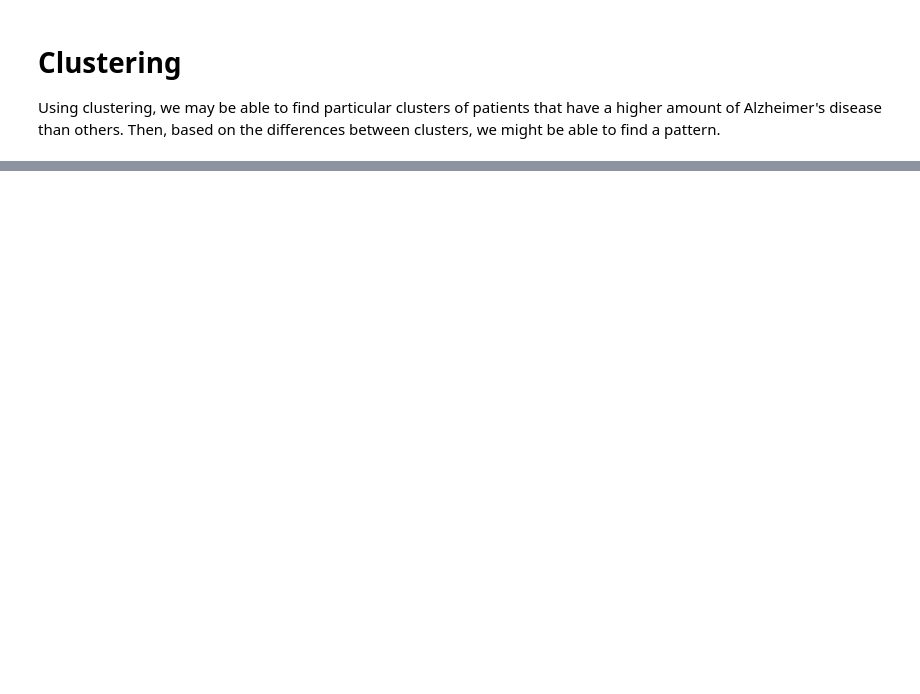
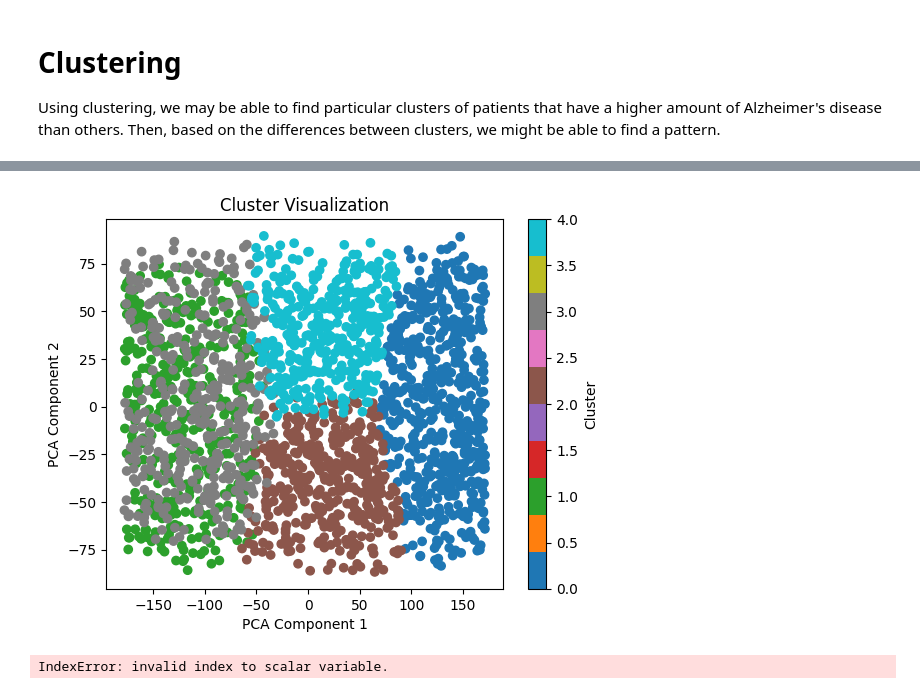
Before and after one commit to niconap/sda-project, a Jupyter notebook: clustering.ipynb, the cells around one changed output, grey strips where cells are left out. Drawn from its saved outputs; the diff is of its cells as text; code cells hidden in the pictures; blank space fills up the shorter version.

```diff
--- a/clustering.ipynb
+++ b/clustering.ipynb
@@ -9,6 +9,7 @@ from scipy.stats import mode
 
 # Select k datapoints at random using the PatientID
 data = data_reader.get_data_dict('./data/alzheimers_disease_data.csv')
+data = {k.strip(): v for k, v in data.items()}
 columns = list(data.keys())
 
 # Create a matrix for numerical and for categorical data
@@ -117,0 +239,69 @@ Selected initial prototypes: [1233 1862  564  962  485]
+# %%
+from sklearn.decomposition import PCA
+import matplotlib.pyplot as plt
+
+pca = PCA(n_components=2)
+cluster_data = [point[0] for cluster in best_clusters for point in cluster]
+cluster_labels = [i for i, cluster in enumerate(best_clusters) for _ in cluster]
+
+reduced_data = pca.fit_transform(cluster_data)
+plt.scatter(reduced_data[:, 0], reduced_data[:, 1], c=cluster_labels, cmap='tab10')
+plt.title("Cluster Visualization")
+plt.xlabel("PCA Component 1")
+plt.ylabel("PCA Component 2")
+plt.colorbar(label="Cluster")
+plt.show()
+# %% [output]
+[figure, added]
+# %%
+from sklearn.metrics import silhouette_score
+# Function to compute feature importance for numerical data
+def numerical_feature_importance(num_matrix, clusters, prototypes):
+    feature_importance = np.zeros(num_matrix.shape[1])
+    for feature_idx in range(num_matrix.shape[1]):
+        within_cluster_var = 0
+        between_cluster_var = 0
+        overall_mean = np.mean(num_matrix[:, feature_idx])
+
+        for cluster_idx, cluster in enumerate(clusters):
+            cluster_data = np.array([point[0][feature_idx] for point in cluster])
+            cluster_mean = prototypes[cluster_idx][0][feature_idx]
+            within_cluster_var += np.sum((cluster_data - cluster_mean) ** 2)
+            between_cluster_var += len(cluster) * (cluster_mean - overall_mean) ** 2
+
+        feature_importance[feature_idx] = between_cluster_var / (within_cluster_var + 1e-10)
+
+    return feature_importance
+
+# Function to compute feature importance for categorical data
+def categorical_feature_importance(cat_matrix, clusters, prototypes):
+    feature_importance = np.zeros(cat_matrix.shape[1])
+    for feature_idx in range(cat_matrix.shape[1]):
+        mode_consistency = 0
+        total_points = 0
+
+        for cluster_idx, cluster in enumerate(clusters):
+            cluster_data = np.array([point[1][feature_idx] for point in cluster])
+            cluster_mode = prototypes[cluster_idx][1][feature_idx]  # scalar
+            mode_count = np.sum(cluster_data == cluster_mode)
+            mode_consistency += mode_count
+            total_points += len(cluster_data)
+
+        feature_importance[feature_idx] = mode_consistency / (total_points + 1e-10)
+
+    return feature_importance
+
+# Compute feature importance
+num_feature_importance = numerical_feature_importance(num_matrix, best_clusters, best_prototypes)
+cat_feature_importance = categorical_feature_importance(cat_matrix, best_clusters, best_prototypes)
+
+# Print results
+print("\nNumerical Feature Importance:")
+for idx, importance in enumerate(num_feature_importance):
+    print(f"{num_cols[idx]}: {importance:.2f}")
+
+print("\nCategorical Feature Importance:")
+for idx, importance in enumerate(cat_feature_importance):
+    print(f"{cat_cols[idx]}: {importance:.2f}")
+# %% [output]
+IndexError: invalid index to scalar variable.
```
Also changed, not shown: parts of 2 cells of this notebook.
